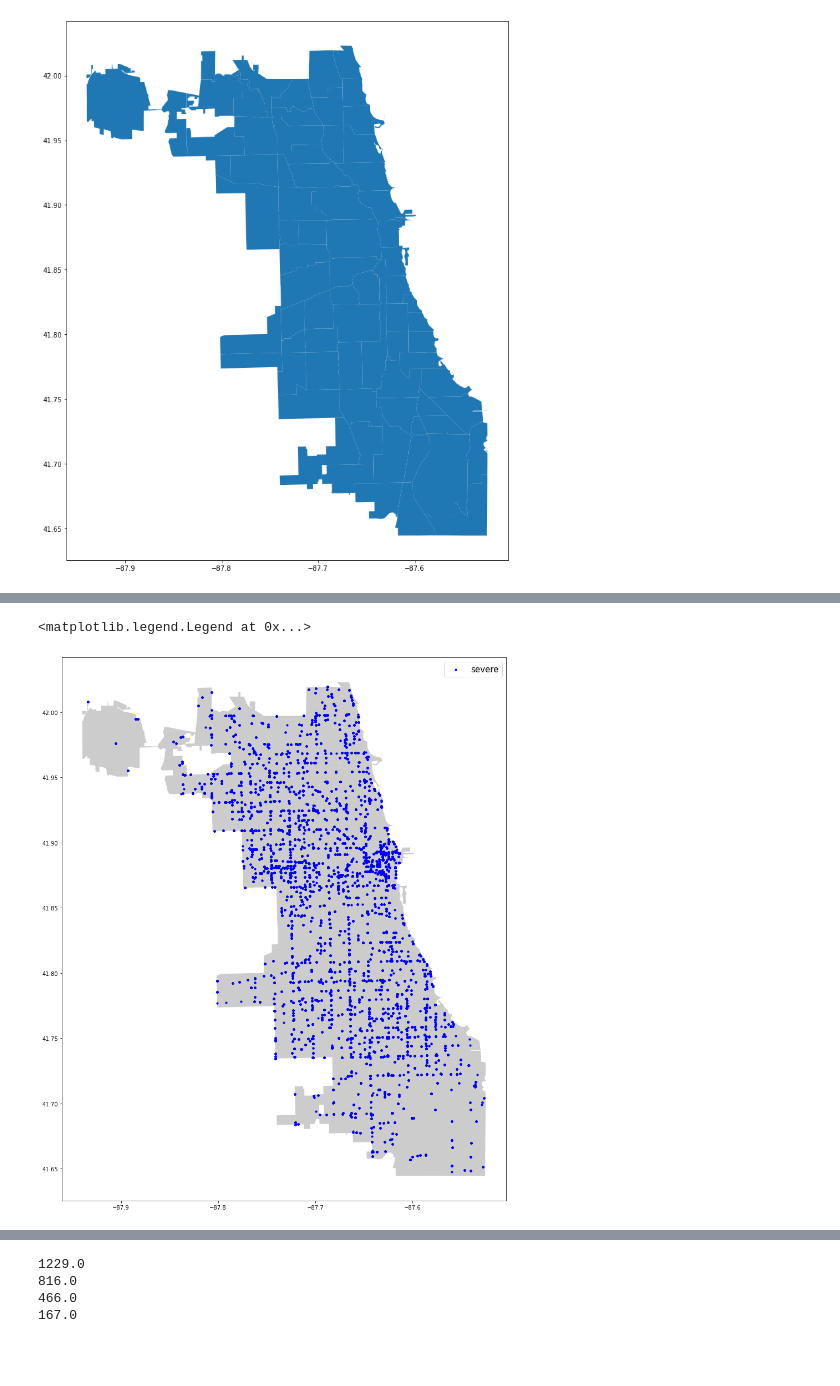
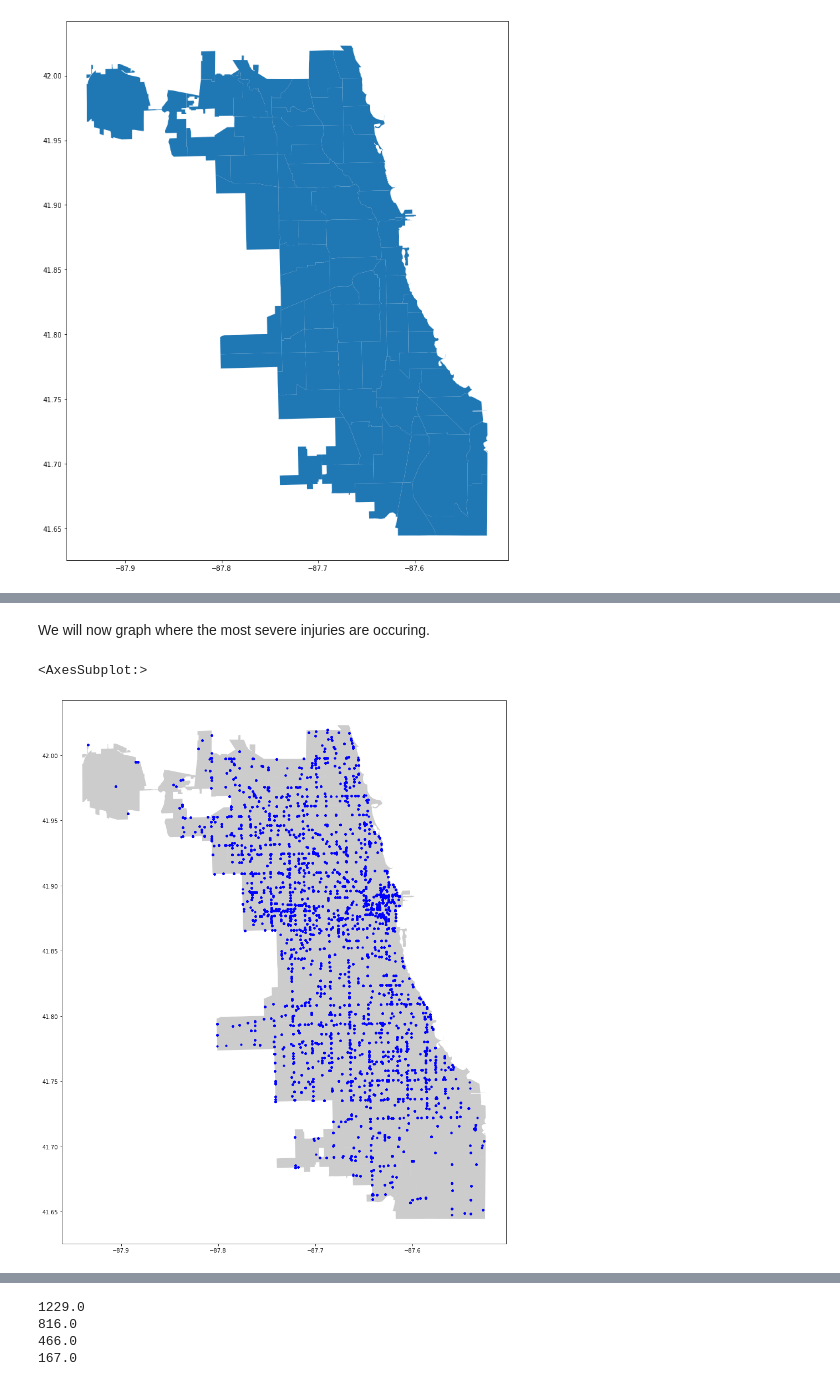
Before and after one commit to raylinsoriano/Project_3_Classification, a Jupyter notebook: lorela_nb.ipynb, the cells around one changed output, grey strips where cells are left out. Saved outputs shown, nothing was run; the diff lists cells and outputs as text; code cells hidden in the pictures; blank space fills up the shorter version.

```diff
--- a/lorela_nb.ipynb
+++ b/lorela_nb.ipynb
@@ -397,15 +200,17 @@ memory usage: 132.6+ MB
+# %% [markdown]
+We will now graph where the most severe injuries are occuring.
 # %%
 fig, ax = plt.subplots(figsize = (18,18))
 street_map.plot(ax = ax, alpha = 0.4, color = 'grey')
 geo_df[geo_df['MOST_SEVERE_INJURY'] == 'severe'].plot(ax = ax,
                                                         markersize = 10,
                                                         color = 'blue',
                                                         marker = 'o',
                                                         label = 'severe')
 
 
 
-plt.legend(prop = {'size':15})
+# plt.legend(prop = {'size':15})
 # %% [output]
-<matplotlib.legend.Legend at 0x...>
+<AxesSubplot:>
-[figure, old version]
+[figure, new version]
```
Also changed, not shown: parts of 155 cells of this notebook.
